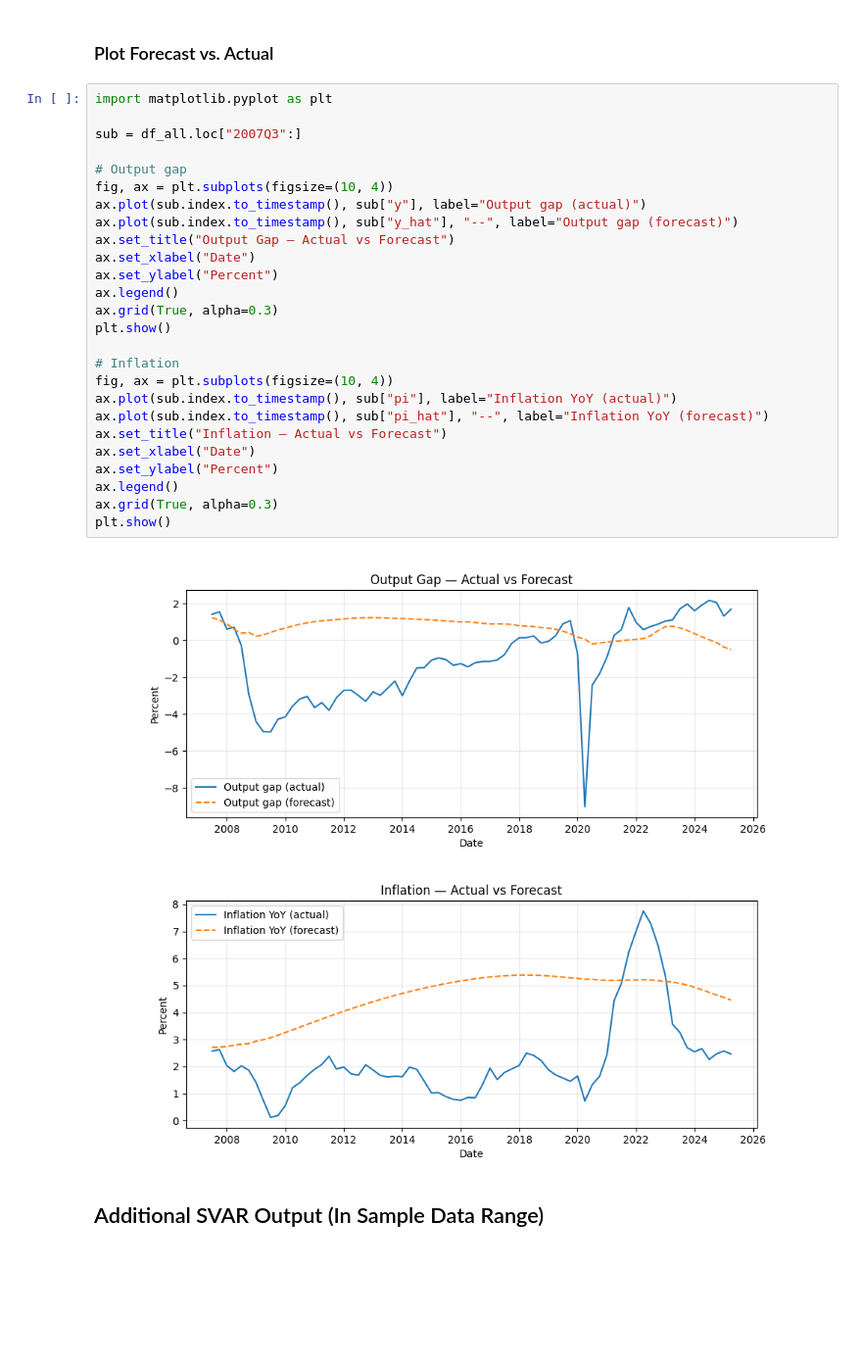
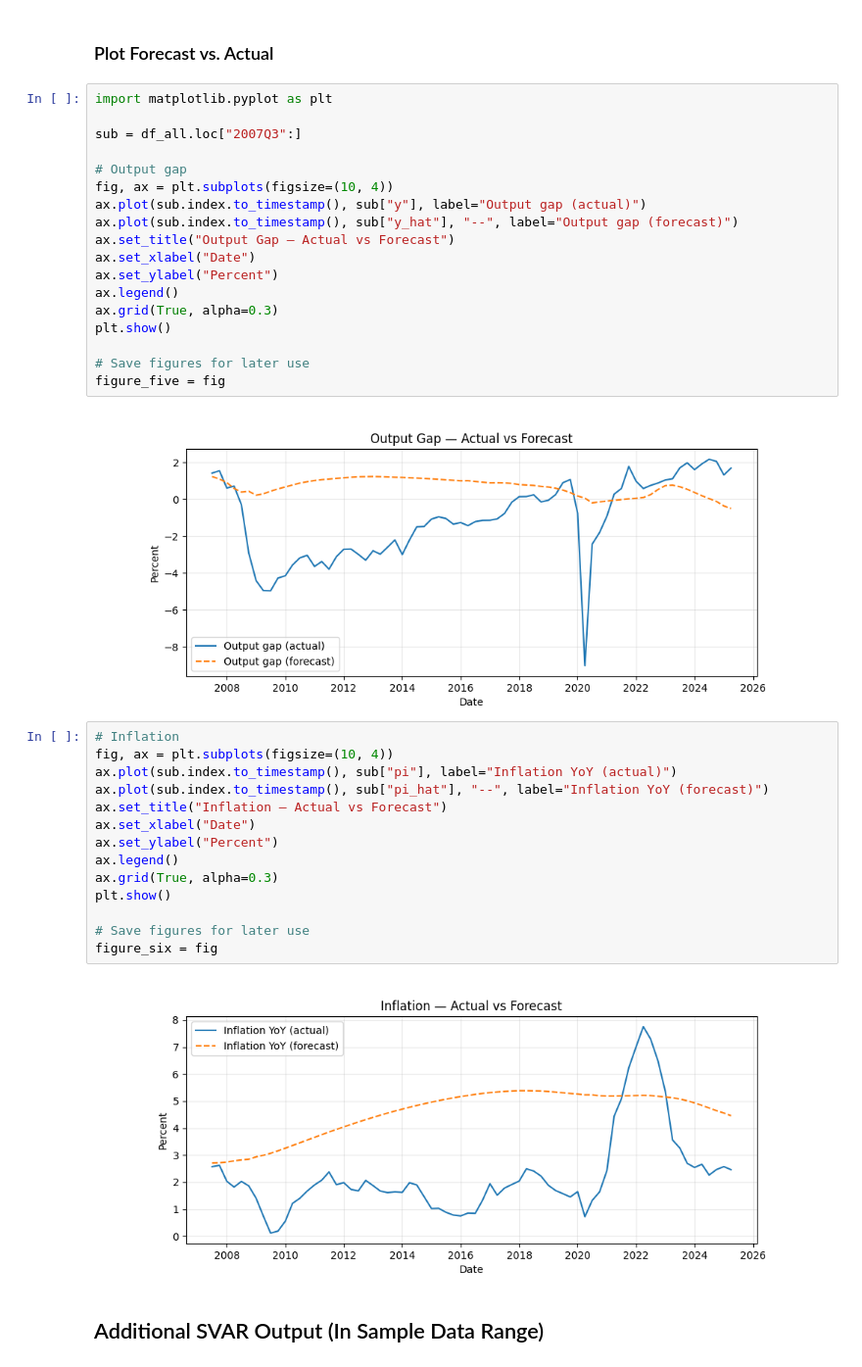
Before and after one commit to erskordi/Autonomous_Fed, a Jupyter notebook: notebooks/linear_environment.ipynb, the cells around one changed output. Shown at 98% size. Drawn from its saved outputs; the diff is of its cells as text; blank space fills up the shorter version.

```diff
--- a/notebooks/linear_environment.ipynb
+++ b/notebooks/linear_environment.ipynb
@@ -762,19 +828,26 @@ ax.legend()
 ax.grid(True, alpha=0.3)
 plt.show()
 
-# Inflation
-fig, ax = plt.subplots(figsize=(10, 4))
-ax.plot(sub.index.to_timestamp(), sub["pi"], label="Inflation YoY (actual)")
-ax.plot(sub.index.to_timestamp(), sub["pi_hat"], "--", label="Inflation YoY (forecast)")
-ax.set_title("Inflation — Actual vs Forecast")
-ax.set_xlabel("Date")
-ax.set_ylabel("Percent")
-ax.legend()
-ax.grid(True, alpha=0.3)
-plt.show()
+# Save figures for later use
+figure_five = fig
 # %% [output]
 [figure]
-[figure, removed]
+# %%
+# Inflation
+fig, ax = plt.subplots(figsize=(10, 4))
+ax.plot(sub.index.to_timestamp(), sub["pi"], label="Inflation YoY (actual)")
+ax.plot(sub.index.to_timestamp(), sub["pi_hat"], "--", label="Inflation YoY (forecast)")
+ax.set_title("Inflation — Actual vs Forecast")
+ax.set_xlabel("Date")
+ax.set_ylabel("Percent")
+ax.legend()
+ax.grid(True, alpha=0.3)
+plt.show()
+
+# Save figures for later use
+figure_six = fig
+# %% [output]
+[figure, added]
 # %% [markdown]
 ## Additional SVAR Output (In Sample Data Range)
 # %%
```
Also changed, not shown: parts of 10 cells of this notebook, 2 other files.
